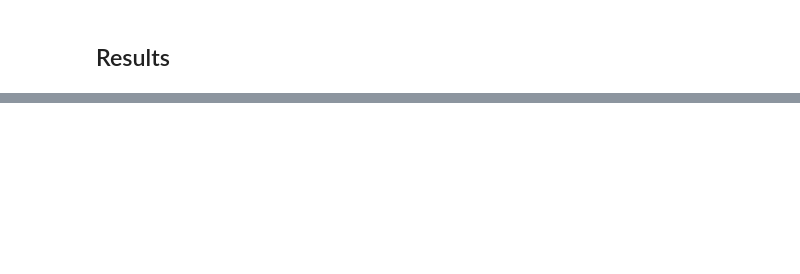
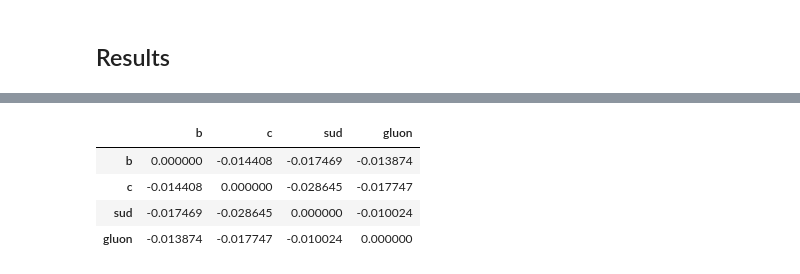
Before and after one commit to tlikhomanenko/jet_tagging_LHCb, a Jupyter notebook: jet-tagging.ipynb, the cells around one changed output, grey strips where cells are left out. Cells and saved outputs as stored; diff of their text form; code cells hidden in the pictures; blank space fills up the shorter version.

```diff
--- a/jet-tagging.ipynb
+++ b/jet-tagging.ipynb
@@ -433,0 +280,8 @@ svc_roc_aucs - roc_auc_baseline
+# %%
+mlp_roc_aucs - roc_auc_baseline
+# %% [output]
+|  | b | c | sud | gluon |
+| b | 0.000000 | -0.014408 | -0.017469 | -0.013874 |
+| c | -0.014408 | 0.000000 | -0.028645 | -0.017747 |
+| sud | -0.017469 | -0.028645 | 0.000000 | -0.010024 |
+| gluon | -0.013874 | -0.017747 | -0.010024 | 0.000000 |
```
Also changed, not shown: parts of 47 cells of this notebook.
